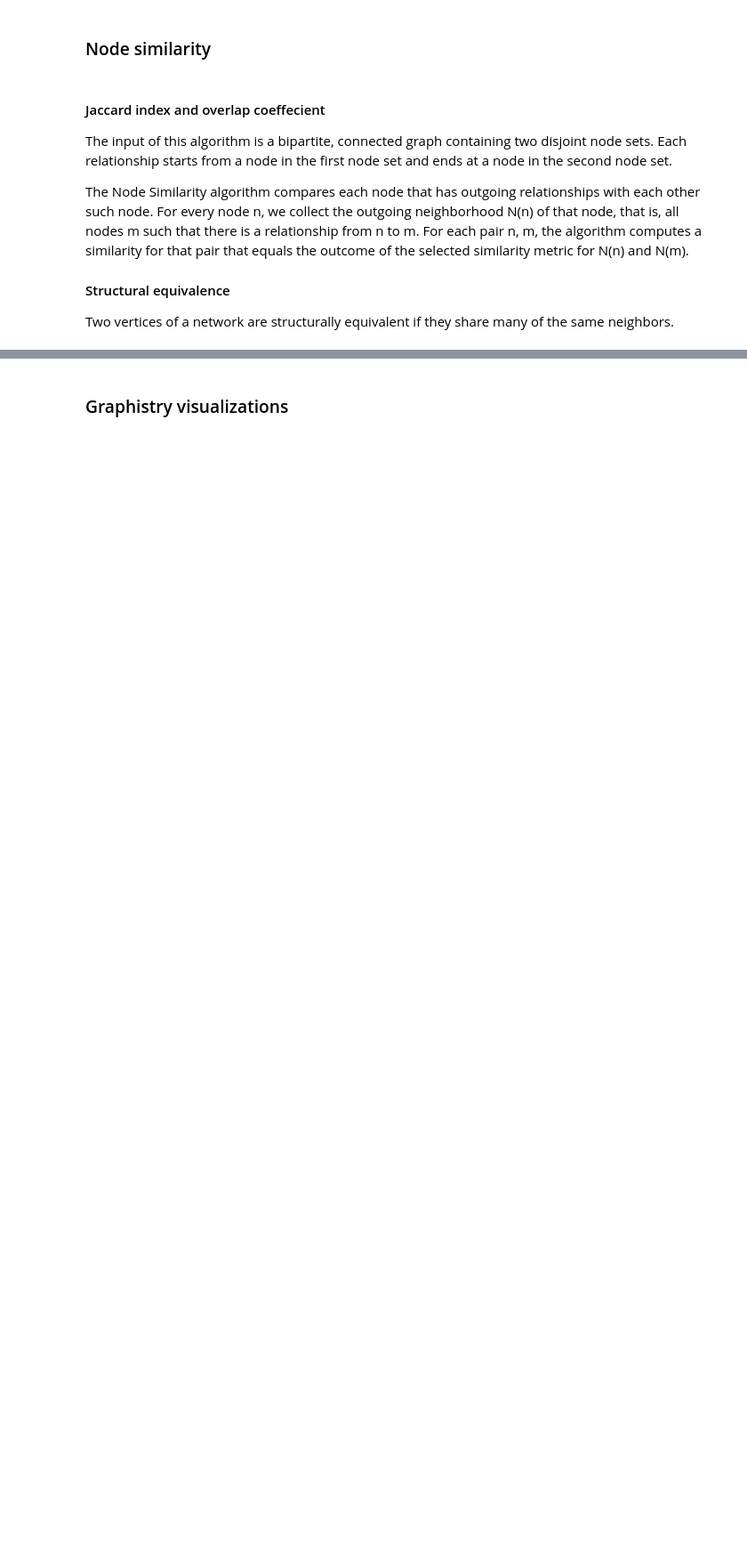
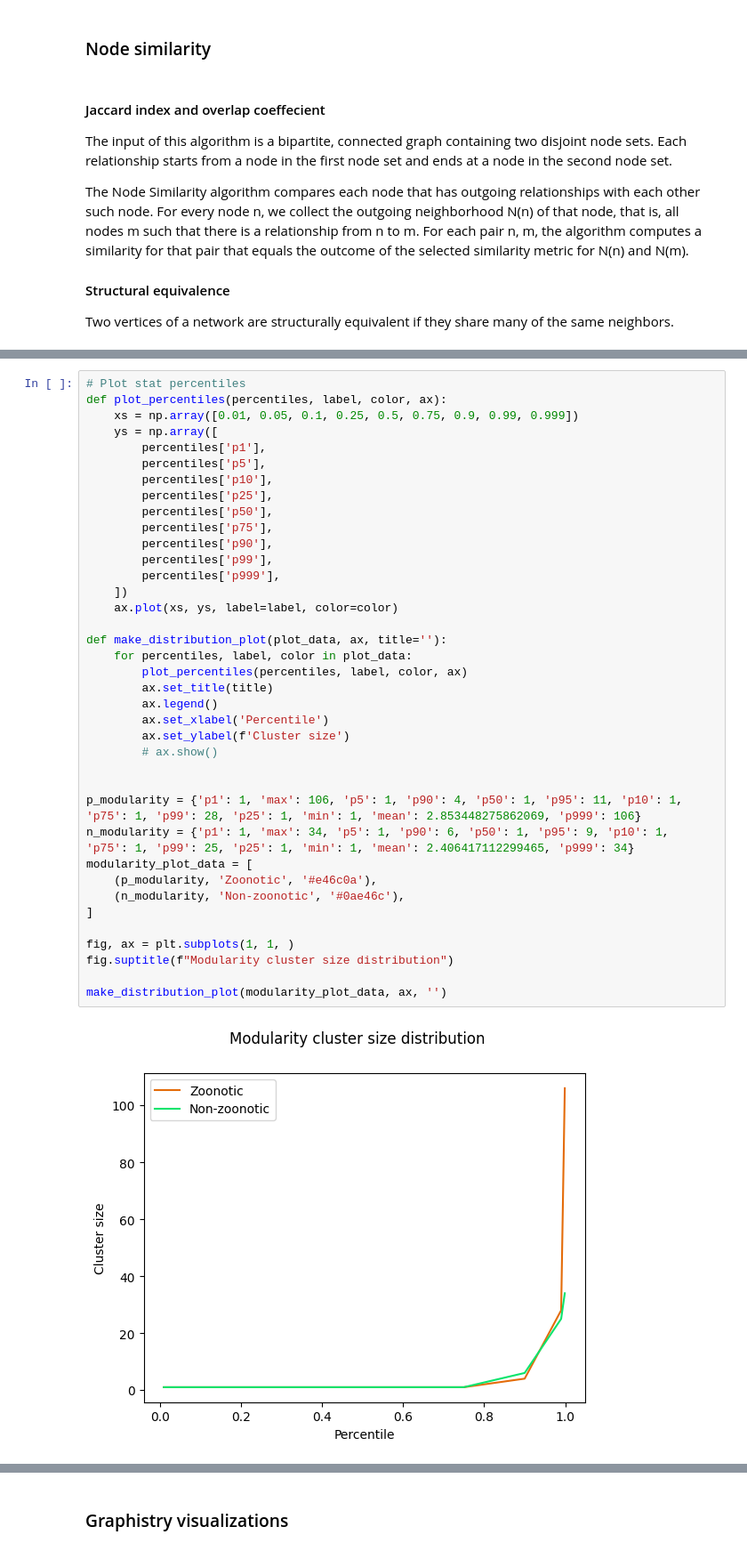
Before and after one commit to serratus-bio/virus-knowledge-graph, a Jupyter notebook: jobs/graph_learning/notebooks/zoonotic-potential.ipynb, the cells around one changed output, grey strips where cells are left out. Shown at 89% size. Cells and saved outputs as stored; diff of their text form; blank space fills up the shorter version.

```diff
--- a/jobs/graph_learning/notebooks/zoonotic-potential.ipynb
+++ b/jobs/graph_learning/notebooks/zoonotic-potential.ipynb
@@ -1649,0 +2158,40 @@ make_similarity_plot(overlap_plot_data, ax[2], 'Overlap')
+# %%
+# Plot stat percentiles
+def plot_percentiles(percentiles, label, color, ax):
+    xs = np.array([0.01, 0.05, 0.1, 0.25, 0.5, 0.75, 0.9, 0.99, 0.999])
+    ys = np.array([
+        percentiles['p1'],
+        percentiles['p5'],
+        percentiles['p10'],
+        percentiles['p25'],
+        percentiles['p50'],
+        percentiles['p75'],
+        percentiles['p90'],
+        percentiles['p99'],
+        percentiles['p999'],
+    ])
+    ax.plot(xs, ys, label=label, color=color)
+
+def make_distribution_plot(plot_data, ax, title=''):
+    for percentiles, label, color in plot_data:
+        plot_percentiles(percentiles, label, color, ax)
+        ax.set_title(title)
+        ax.legend()
+        ax.set_xlabel('Percentile')
+        ax.set_ylabel(f'Cluster size')
+        # ax.show()
+
+
+p_modularity = {'p1': 1, 'max': 106, 'p5': 1, 'p90': 4, 'p50': 1, 'p95': 11, 'p10': 1, 'p75': 1, 'p99': 28, 'p25': 1, 'min': 1, 'mean': 2.853448275862069, 'p999': 106}
+n_modularity = {'p1': 1, 'max': 34, 'p5': 1, 'p90': 6, 'p50': 1, 'p95': 9, 'p10': 1, 'p75': 1, 'p99': 25, 'p25': 1, 'min': 1, 'mean': 2.406417112299465, 'p999': 34}
+modularity_plot_data = [
+    (p_modularity, 'Zoonotic', '#e46c0a'),
+    (n_modularity, 'Non-zoonotic', '#0ae46c'),
+]
+
+fig, ax = plt.subplots(1, 1, )
+fig.suptitle(f"Modularity cluster size distribution")
+
+make_distribution_plot(modularity_plot_data, ax, '')
+# %% [output]
+[figure, added]
```
Also changed, not shown: parts of 33 cells of this notebook.
